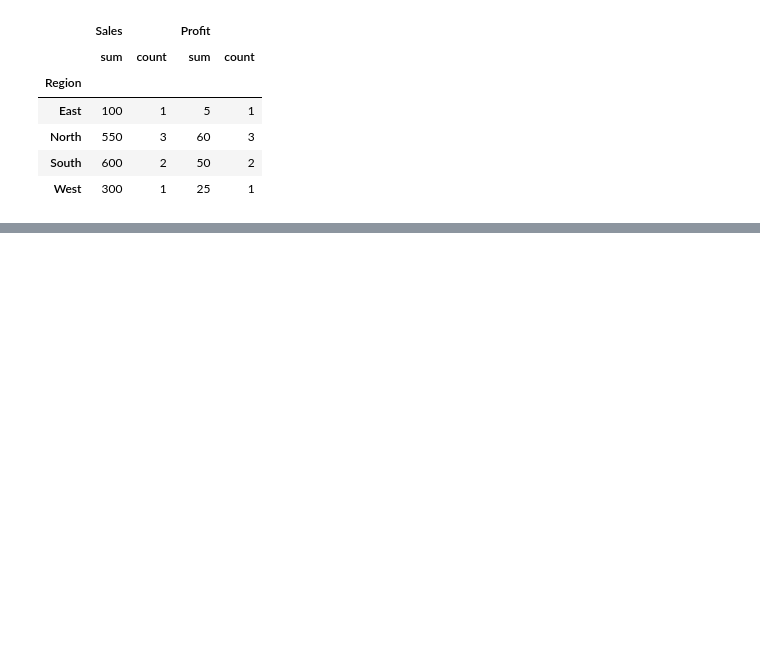
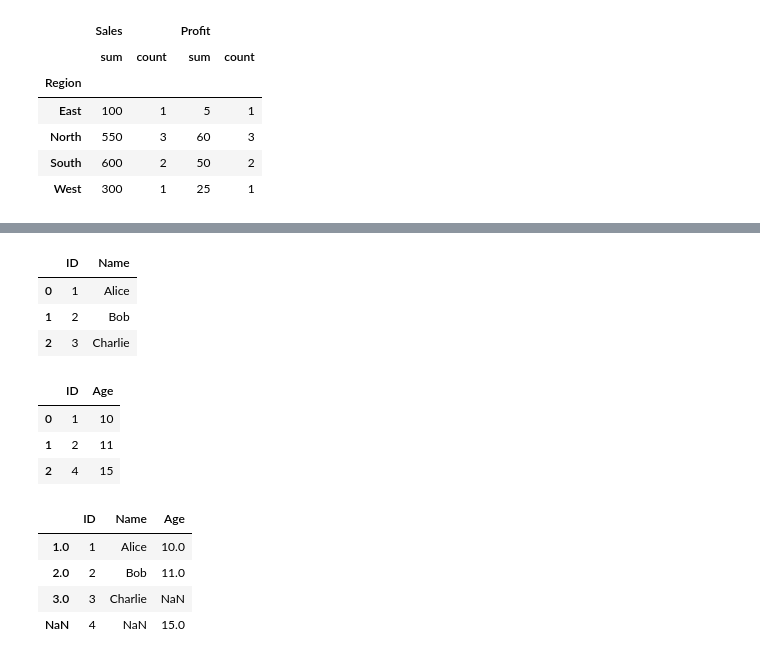
Before and after one commit to mohitsingh109/Learning-Python-March, a Jupyter notebook: Pandas.ipynb, the cells around one changed output, grey strips where cells are left out. Cells and saved outputs as stored; diff of their text form; code cells hidden in the pictures; blank space fills up the shorter version.

```diff
--- a/Pandas.ipynb
+++ b/Pandas.ipynb
@@ -1208,0 +1274,32 @@ grouped
+# %%
+df1 = pd.DataFrame({
+    'ID': [1, 2, 3],
+    'Name': ['Alice', 'Bob', 'Charlie'],
+})
+df1
+# %% [output]
+|  | ID | Name |
+| 0 | 1 | Alice |
+| 1 | 2 | Bob |
+| 2 | 3 | Charlie |
+# %%
+df2 = pd.DataFrame({
+    'ID': [1, 2, 4],
+    'Age': [10, 11, 15],
+})
+df2
+# %% [output]
+|  | ID | Age |
+| 0 | 1 | 10 |
+| 1 | 2 | 11 |
+| 2 | 4 | 15 |
+# %%
+
+result = df1.set_index('ID').join(df2.set_index('ID'), on='ID', how='outer')
+result
+# %% [output]
+|  | ID | Name | Age |
+| 1.0 | 1 | Alice | 10.0 |
+| 2.0 | 2 | Bob | 11.0 |
+| 3.0 | 3 | Charlie | NaN |
+| NaN | 4 | NaN | 15.0 |
```
Also changed, not shown: parts of 14 cells of this notebook, 1 other file.
